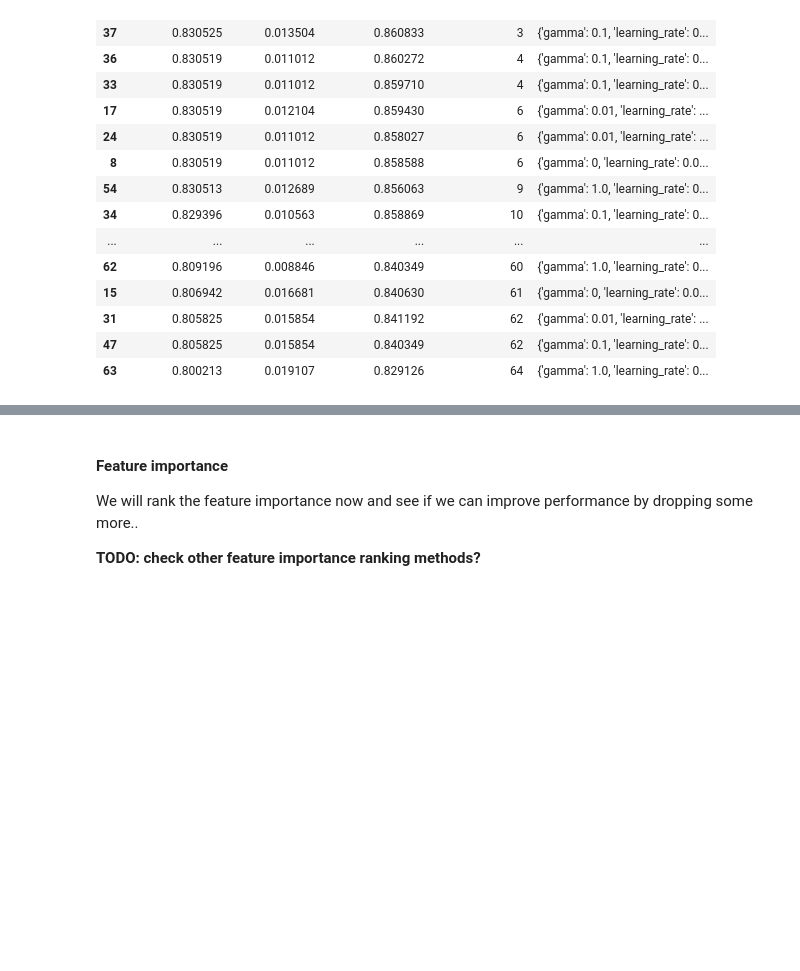
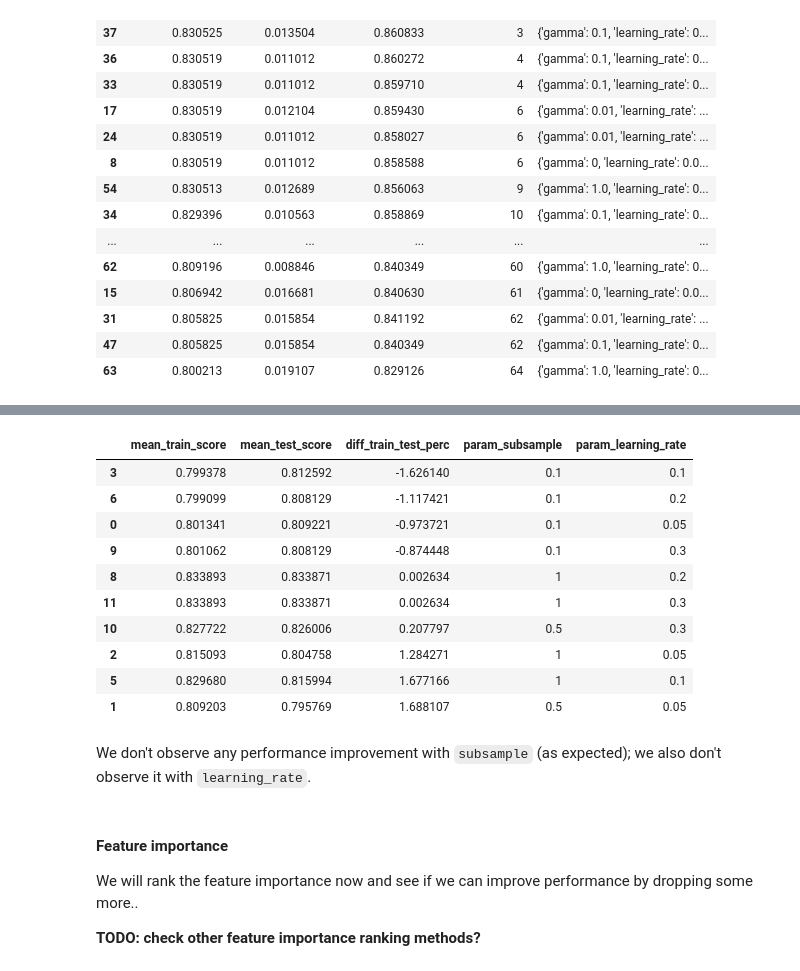
Before and after one commit to mgratti/Titanic, a Jupyter notebook: Titanic.ipynb, the cells around one changed output, grey strips where cells are left out. Drawn from its saved outputs; the diff is of its cells as text; code cells hidden in the pictures; blank space fills up the shorter version.

```diff
--- a/Titanic.ipynb
+++ b/Titanic.ipynb
@@ -1127,3 +1231,24 @@ The presence of some overtraining is not necessarily an issue; since we are perf
+# %%
+cvres = grid_search.cv_results_
+df_cvres = pd.DataFrame(grid_search.cv_results_)
+df_cvres.columns
+df_cvres = df_cvres[["mean_train_score", "mean_test_score", "param_subsample", 'param_learning_rate']]
+df_cvres.insert(2,column='diff_train_test_perc', value=(df_cvres['mean_train_score']/df_cvres['mean_test_score'] - 1)*100 )
+df_cvres.sort_values('diff_train_test_perc').head(10)
+# %% [output]
+|  | mean_train_score | mean_test_score | diff_train_test_perc | param_subsample | param_learning_rate |
+| 3 | 0.799378 | 0.812592 | -1.626140 | 0.1 | 0.1 |
+| 6 | 0.799099 | 0.808129 | -1.117421 | 0.1 | 0.2 |
+| 0 | 0.801341 | 0.809221 | -0.973721 | 0.1 | 0.05 |
+| 9 | 0.801062 | 0.808129 | -0.874448 | 0.1 | 0.3 |
+| 8 | 0.833893 | 0.833871 | 0.002634 | 1 | 0.2 |
+| 11 | 0.833893 | 0.833871 | 0.002634 | 1 | 0.3 |
+| 10 | 0.827722 | 0.826006 | 0.207797 | 0.5 | 0.3 |
+| 2 | 0.815093 | 0.804758 | 1.284271 | 1 | 0.05 |
+| 5 | 0.829680 | 0.815994 | 1.677166 | 1 | 0.1 |
+| 1 | 0.809203 | 0.795769 | 1.688107 | 0.5 | 0.05 |
+# %% [markdown]
+We don't observe any performance improvement with `subsample` (as expected); we also don't observe it with `learning_rate`.
 # %% [markdown]
 #### Feature importance
 
```
Also changed, not shown: parts of 11 cells of this notebook.
